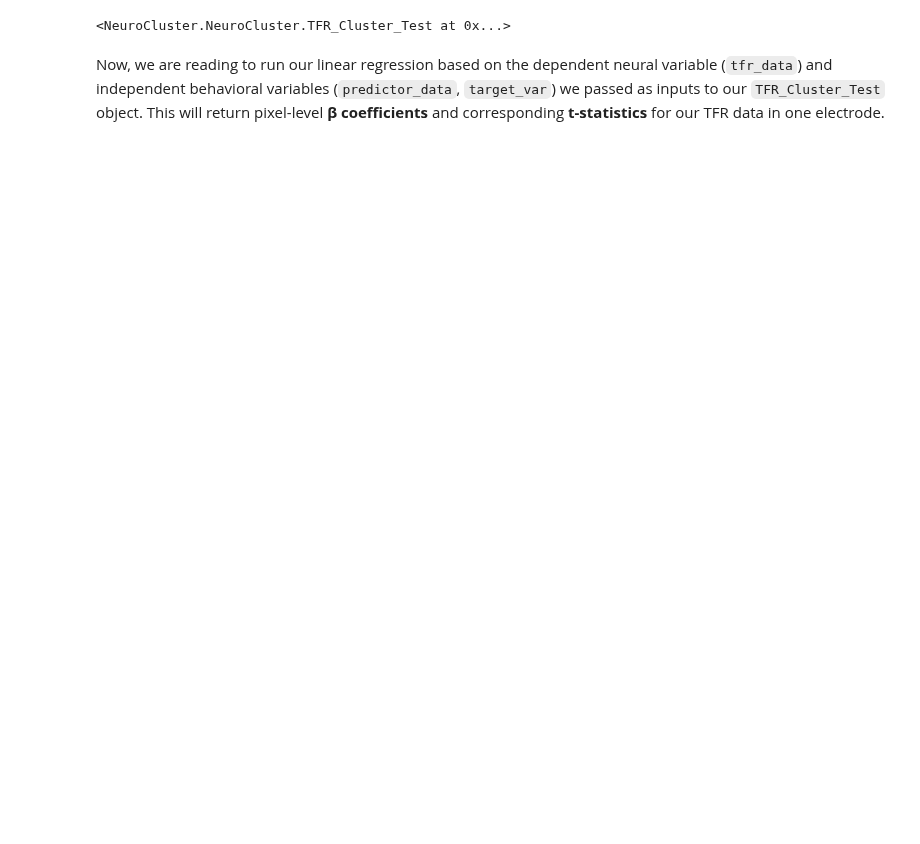
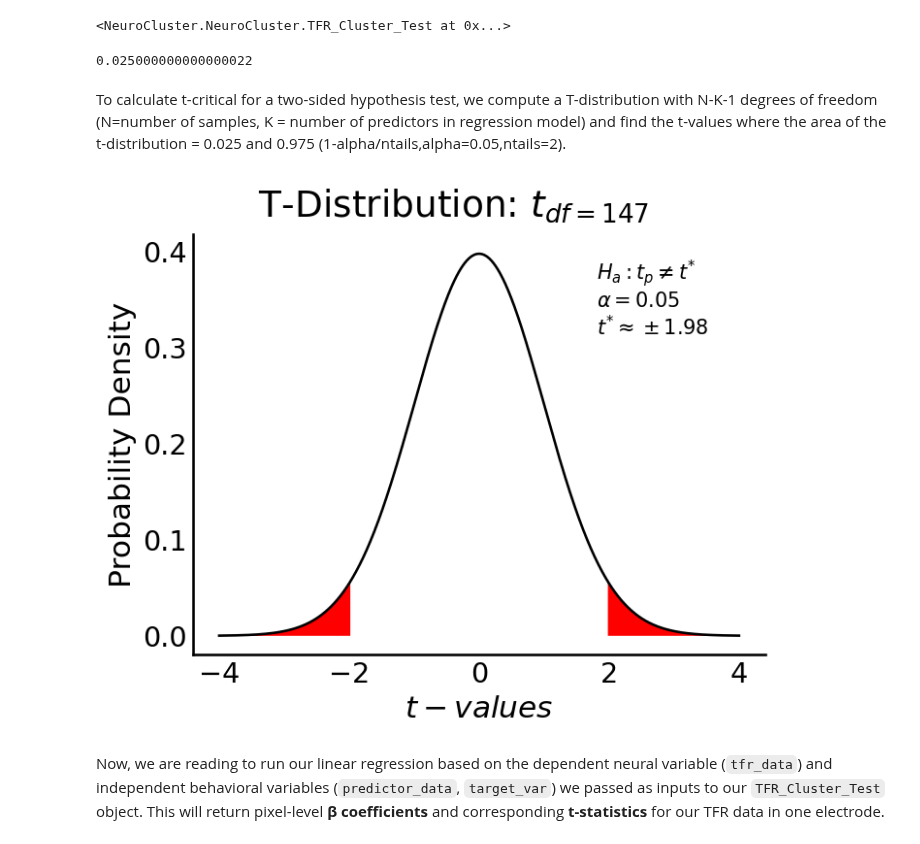
Before and after one commit to aliefink/NeuroCluster, a Jupyter notebook: notebooks/NeuroCluster_template.ipynb, the cells around one changed output. Cells and saved outputs as stored; diff of their text form; code cells hidden in the pictures; blank space fills up the shorter version.

```diff
--- a/notebooks/NeuroCluster_template.ipynb
+++ b/notebooks/NeuroCluster_template.ipynb
@@ -168,6 +157,16 @@ cluster_test  = NeuroCluster.TFR_Cluster_Test(tfr_data,predictor_data,target_var
 cluster_test
 # %% [output]
 <NeuroCluster.NeuroCluster.TFR_Cluster_Test at 0x...>
+# %%
+1-0.975
+# %% [output]
+0.025000000000000022
+# %% [markdown]
+To calculate t-critical for a two-sided hypothesis test, we compute a T-distribution with N-K-1 degrees of freedom (N=number of samples, K = number of predictors in regression model) and find the t-values where the area of the t-distribution = 0.025 and 0.975 (1-alpha/ntails,alpha=0.05,ntails=2).
+# %%
+NeuroCluster.plotting_utils.plot_tcritical(cluster_test)
+# %% [output]
+[figure, added]
 # %% [markdown]
 Now, we are reading to run our linear regression based on the dependent neural variable (`tfr_data`) and independent behavioral variables (`predictor_data`, `target_var`) we passed as inputs to our `TFR_Cluster_Test` object. This will return pixel-level **β coefficients** and corresponding **t-statistics** for our TFR data in one electrode.
 # %%
```
Also changed, not shown: parts of 53 cells of this notebook, 17 other files.
